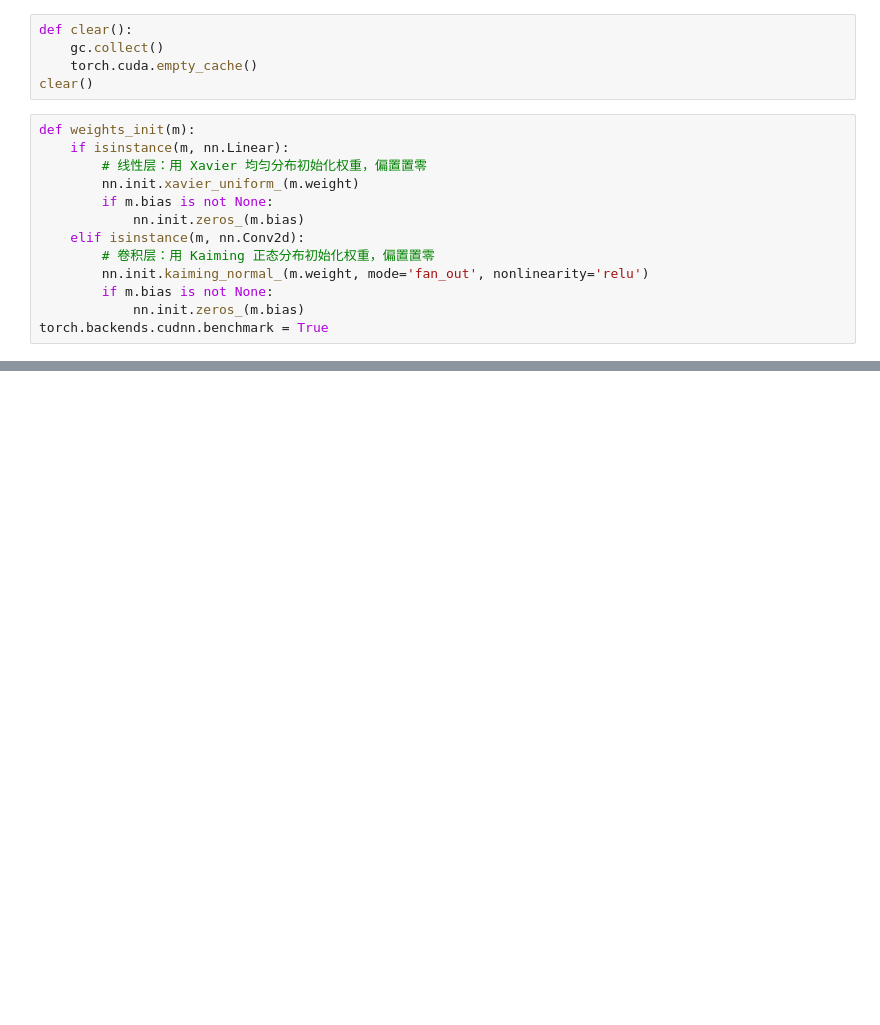
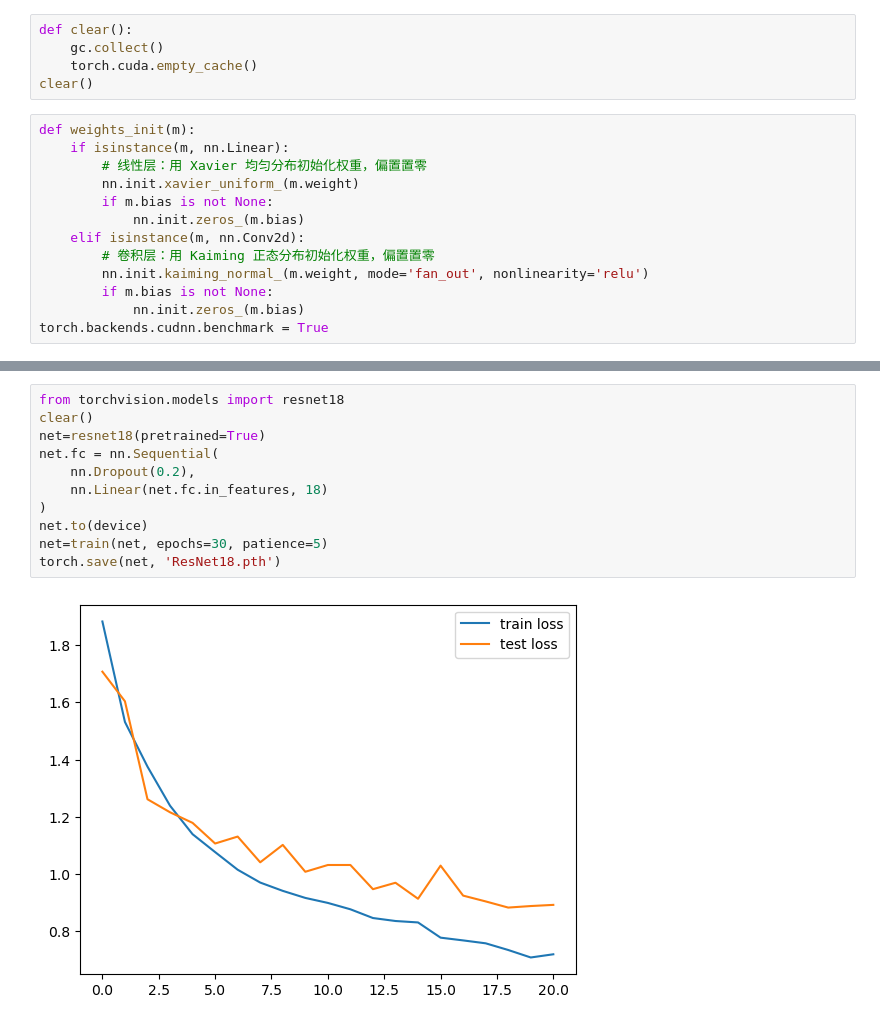
Before and after one commit to linximiao/ml, a Jupyter notebook: 1.ipynb, the cells around one changed output, grey strips where cells are left out. Saved outputs shown, nothing was run; the diff lists cells and outputs as text; blank space fills up the shorter version.

```diff
--- a/1.ipynb
+++ b/1.ipynb
@@ -541,0 +560,13 @@ Epoch [100/100], train loss: 1.55730, train acc: 48.047 test loss: 1.388557, tes
+# %%
+from torchvision.models import resnet18
+clear()
+net=resnet18(pretrained=True)
+net.fc = nn.Sequential(
+    nn.Dropout(0.2),
+    nn.Linear(net.fc.in_features, 18)
+)
+net.to(device)
+net=train(net, epochs=30, patience=5)
+torch.save(net, 'ResNet18.pth')
+# %% [output]
+[figure, added]
```
Also changed, not shown: parts of 21 cells of this notebook.
